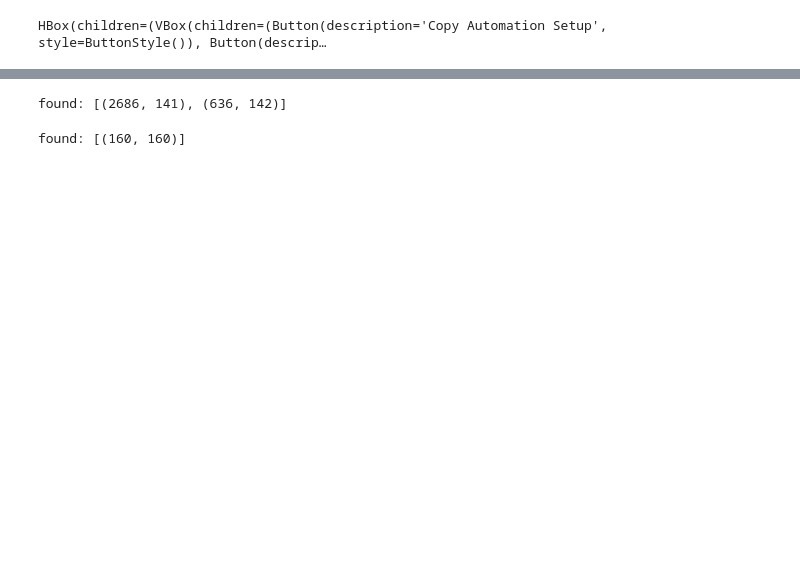
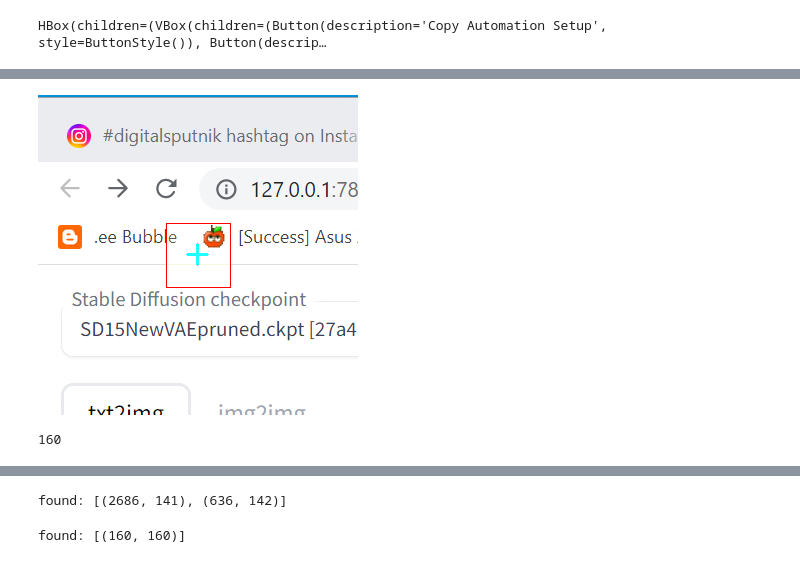
Before and after one commit to KKallas/Jupyter-Periscope, a Jupyter notebook: Factory.ipynb, the cells around one changed output, grey strips where cells are left out. Cells and saved outputs as stored; diff of their text form; code cells hidden in the pictures; blank space fills up the shorter version.

Commit message:
Usability and runner functionality
#2
Added step description and preview
Need to use the jupyterlab file for the runner as thonny cannot handle long strings

```diff
--- a/Factory.ipynb
+++ b/Factory.ipynb
@@ -94,6 +94,14 @@ class step:
         for loc in locations_found:
             self.locations.append((loc.left+offset[0],loc.top+offset[1]))
 
+    def show_description(self):
+        """
+        Display the cropped image of the screenshot with the marker are and marker.
+        Also display the the text isntruction
+        """
+        pass
+
+
 def os_ctrl(short=False):
     """
     Control buton string replacement to be used with pyautogui lib
@@ -116,6 +124,9 @@ except:
     pr = widgets.IntProgress(min=0,max=100,layout=widgets.Layout(width='90%'), description="progress: ")
     pl = widgets.Label(description="debug")
     pr.value = 0
+# for cleaness sake lets keep all the return values in one library
+r = {}
+
 # right click, create new view for output to have this as progress overview
 widgets.VBox([pr,pl])
 # %% [output]
@@ -452,5 +489,5 @@ below factory we could make cheat sheet and some useful example workflows
 # %%
-step = scope()
+scopestep = scope()
 # %% [output]
 Tab(children=(VBox(children=(Label(value='Width:'), IntRangeSlider(value=(0, 320), layout=Layout(width='90%'),…
 Label(value='Out:')
@@ -459,0 +520,8 @@ HBox(children=(VBox(children=(Button(description='Copy Automation Setup', style=
+# %%
+s.payloads[3]
+# %% [output]
+[figure, added]
+# %%
+320//2+0
+# %% [output]
+160
```
Also changed, not shown: parts of 8 cells of this notebook, 7 other files.
